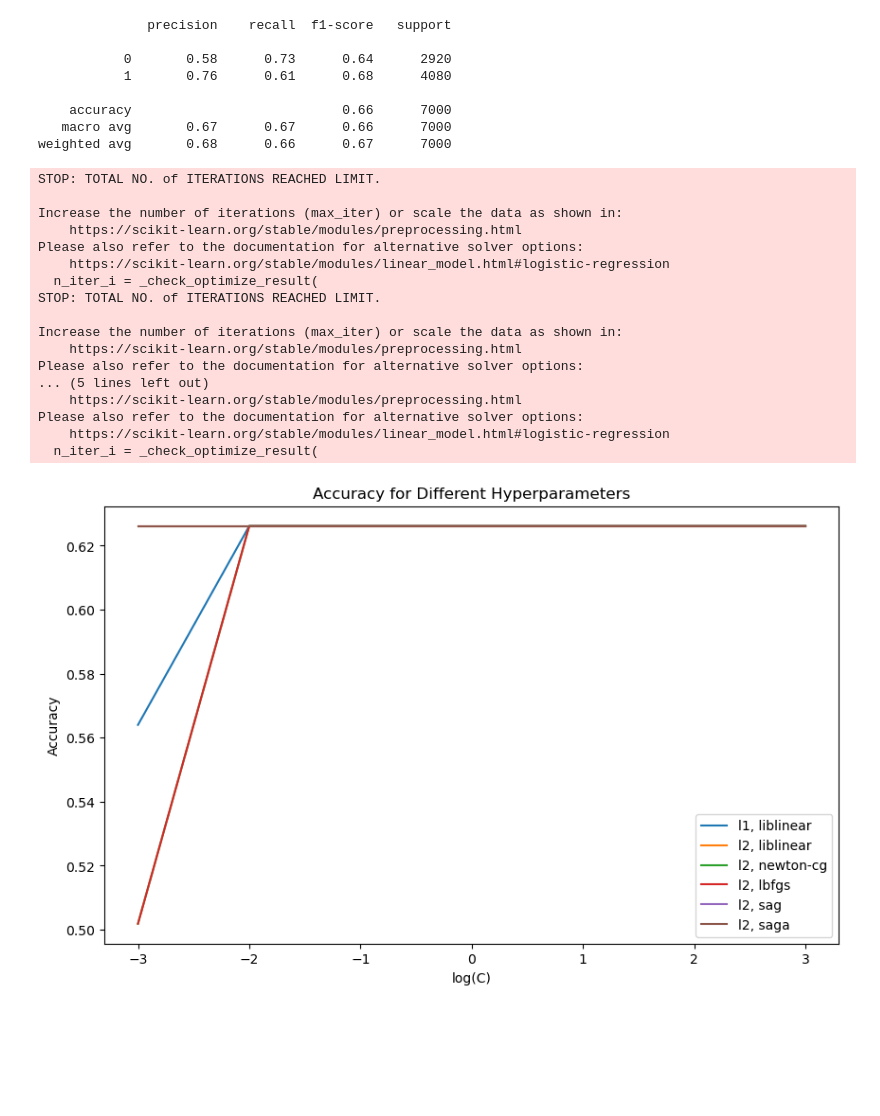
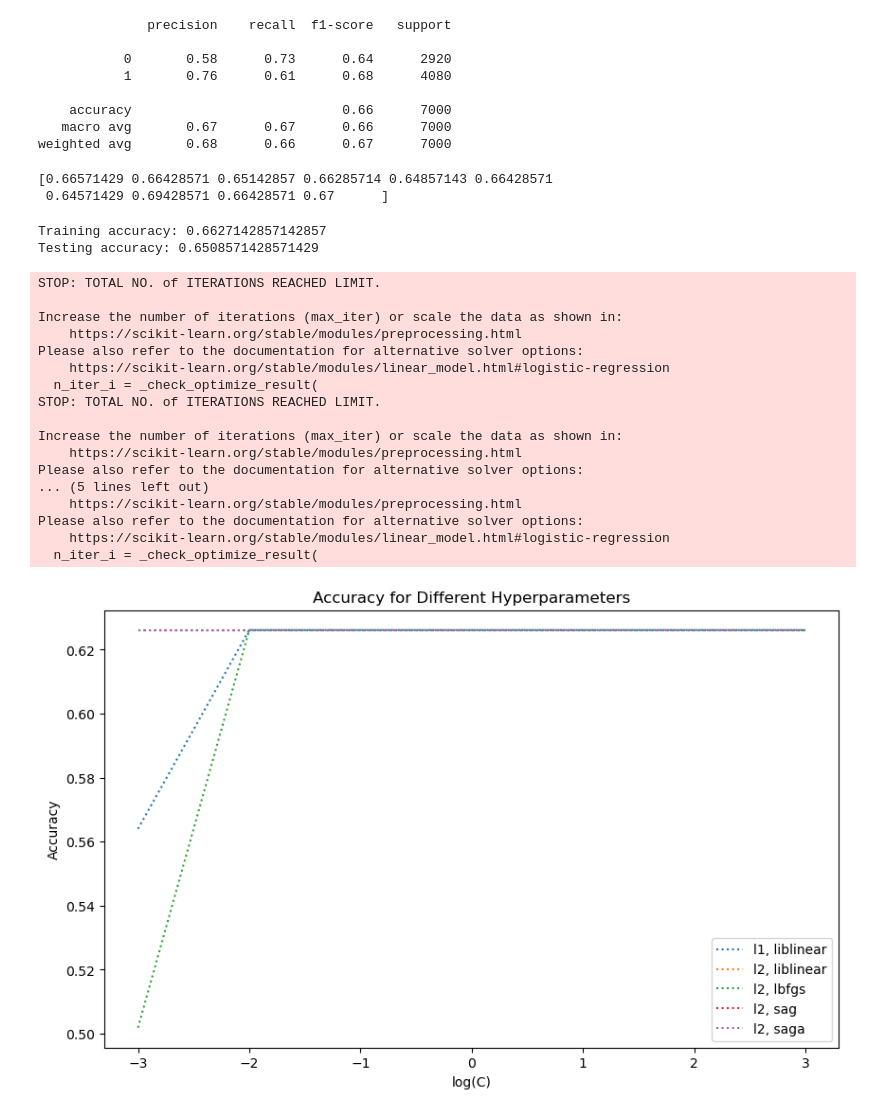
Before and after one commit to JananiSudeeptha/Stroke-Prediction, a Jupyter notebook: logistic-regr.ipynb, the cells around one changed output. Cells and saved outputs as stored; diff of their text form; code cells hidden in the pictures; blank space fills up the shorter version.

```diff
--- a/logistic-regr.ipynb
+++ b/logistic-regr.ipynb
@@ -91,6 +93,25 @@ print(report)
     accuracy                           0.66      7000
    macro avg       0.67      0.67      0.66      7000
 weighted avg       0.68      0.66      0.67      7000
+# %%
+# cross validation scores
+cv_scores = cross_val_score(logreg_tuned, X_test_scaled, y_test, cv=10)
+print(cv_scores)
+# %% [output]
+[0.66571429 0.66428571 0.65142857 0.66285714 0.64857143 0.66428571
+ 0.64571429 0.69428571 0.66428571 0.67      ]
+# %%
+# training accuracy
+training_accuracy = accuracy_score(y_train, logreg_tuned.predict(X_train_scaled))
+
+# test accuracy
+testing_accuracy = accuracy_score(y_test, logreg_tuned.predict(X_test_scaled))
+
+print("Training accuracy:", training_accuracy)
+print("Testing accuracy:", testing_accuracy)
+# %% [output]
+Training accuracy: 0.6627142857142857
+Testing accuracy: 0.6508571428571429
 # %%
 # check accuracy for different hyperparameters
 from sklearn.metrics import accuracy_score
@@ -104,7 +126,7 @@ solvers = ['liblinear']
 penalty_solvers = [
     ('l1', 'liblinear'),
     ('l2', 'liblinear'),
-    ('l2', 'newton-cg'),
+    # ('l2', 'newton-cg'),
     ('l2', 'lbfgs'),
     ('l2', 'sag'),
     ('l2', 'saga')
@@ -132,20 +154,6 @@ for C in C_values:
         })
 
 results_df = pd.DataFrame(results)
-
-# plot the accuracy scores for each hyperparameters
-plt.figure(figsize=(10, 6))
-for penalty_solve in penalty_solvers:
-    penalty, solver = penalty_solve
-    subset = results_df[(results_df['penalty'] == penalty) & (results_df['solver'] == solver)]
-    plt.plot(np.log10(subset['C']), subset['accuracy'], label=f'{penalty}, {solver}')
-
-plt.xlabel('log(C)')
-# plt.xlabel('C')
-plt.ylabel('Accuracy')
-plt.title('Accuracy for Different Hyperparameters')
-plt.legend()
-plt.show()
 # %% [output]
 STOP: TOTAL NO. of ITERATIONS REACHED LIMIT.
 
@@ -164,4 +172,3 @@ Please also refer to the documentation for alternative solver options:
 Please also refer to the documentation for alternative solver options:
     https://scikit-learn.org/stable/modules/linear_model.html#logistic-regression
   n_iter_i = _check_optimize_result(
-[figure, removed]
@@ -169,0 +175,22 @@ Please also refer to the documentation for alternative solver options:
+# %%
+
+# plot the accuracy scores for each hyperparameters
+
+plt.figure(figsize=(10, 6))
+for penalty_solve in penalty_solvers:
+    penalty, solver = penalty_solve
+    subset = results_df[(results_df['penalty'] == penalty) & (results_df['solver'] == solver)]
+    # use dotted lines as linestyle
+    plt.plot(np.log10(subset['C']), subset['accuracy'], label=f'{penalty}, {solver}', linestyle=":")
+    # plt.plot(subset['C'], subset['accuracy'], label=f'{penalty}, {solver}')
+    # plt.plot(np.log10(subset['C']), subset['accuracy'], label=f'{penalty}, {solver}')
+
+
+plt.xlabel('log(C)')
+# plt.xlabel('C')
+plt.ylabel('Accuracy')
+plt.title('Accuracy for Different Hyperparameters')
+plt.legend()
+plt.show()
+# %% [output]
+[figure, added]
```
Also changed, not shown: parts of 4 cells of this notebook.
